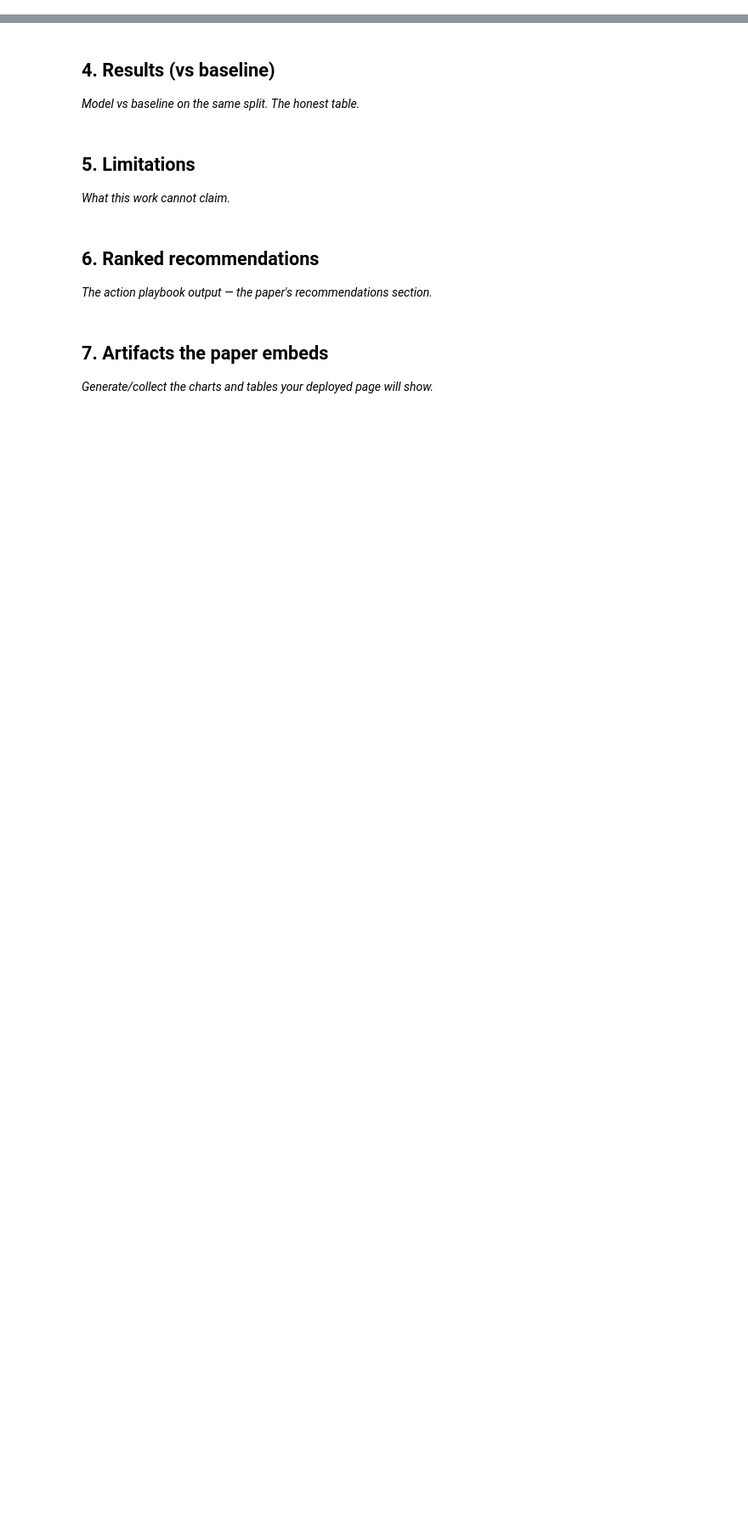
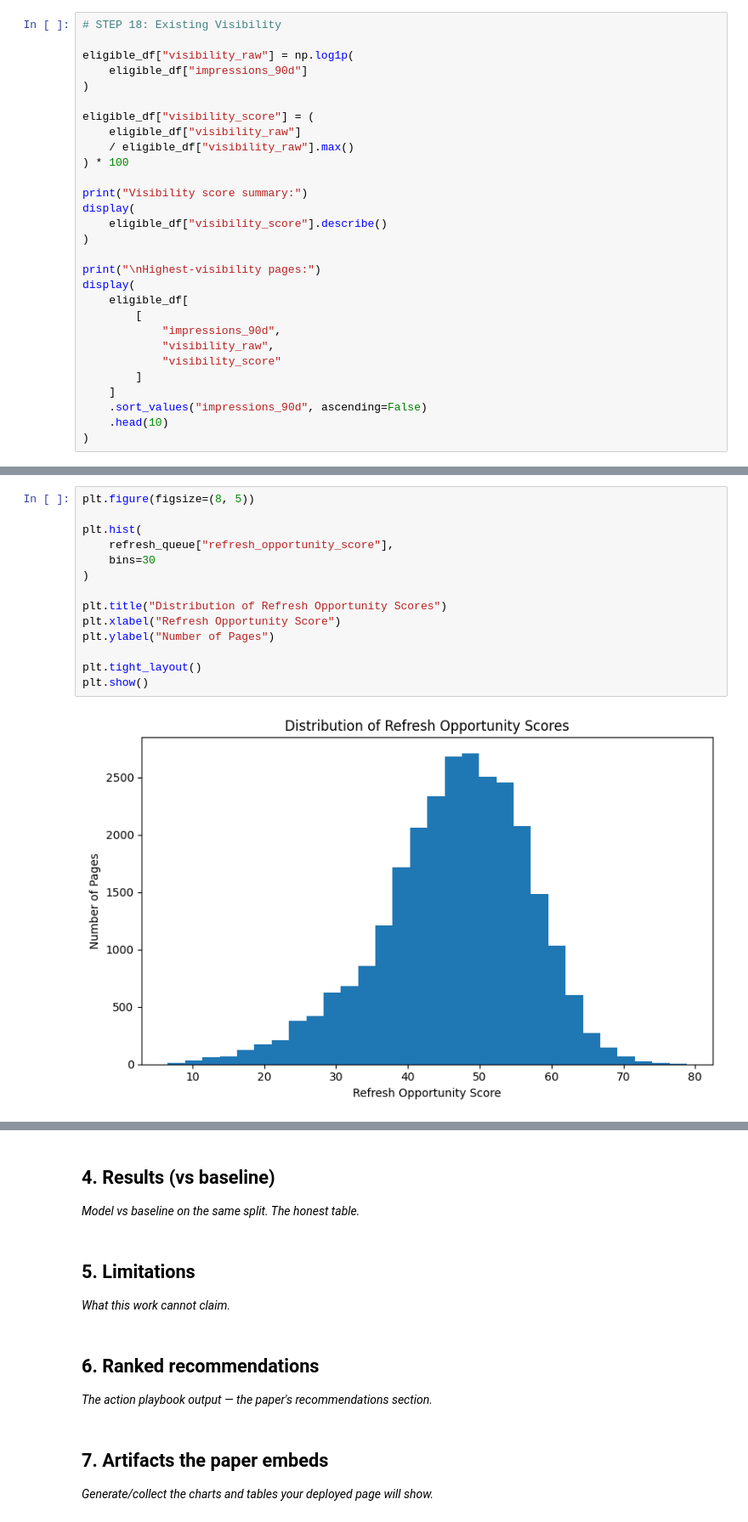
Before and after one commit to Coder-bot1/FlyRank-Internship, a Jupyter notebook: work/notebooks/capstone.ipynb, the cells around one changed output, grey strips where cells are left out. Shown at 85% size. Cells and saved outputs as stored; diff of their text form; blank space fills up the shorter version.

```diff
--- a/work/notebooks/capstone.ipynb
+++ b/work/notebooks/capstone.ipynb
@@ -20,0 +716,29 @@ This skeleton is yours to fill. Work the sections **in order** — each one has
+# %%
+# STEP 18: Existing Visibility
+
+eligible_df["visibility_raw"] = np.log1p(
+    eligible_df["impressions_90d"]
+)
+
+eligible_df["visibility_score"] = (
+    eligible_df["visibility_raw"]
+    / eligible_df["visibility_raw"].max()
+) * 100
+
+print("Visibility score summary:")
+display(
+    eligible_df["visibility_score"].describe()
+)
+
+print("\nHighest-visibility pages:")
+display(
+    eligible_df[
+        [
+            "impressions_90d",
+            "visibility_raw",
+            "visibility_score"
+        ]
+    ]
+    .sort_values("impressions_90d", ascending=False)
+    .head(10)
+)
@@ -20,0 +3579,16 @@ This skeleton is yours to fill. Work the sections **in order** — each one has
+# %%
+plt.figure(figsize=(8, 5))
+
+plt.hist(
+    refresh_queue["refresh_opportunity_score"],
+    bins=30
+)
+
+plt.title("Distribution of Refresh Opportunity Scores")
+plt.xlabel("Refresh Opportunity Score")
+plt.ylabel("Number of Pages")
+
+plt.tight_layout()
+plt.show()
+# %% [output]
+[figure, added]
```
Also changed, not shown: parts of 99 cells of this notebook.
